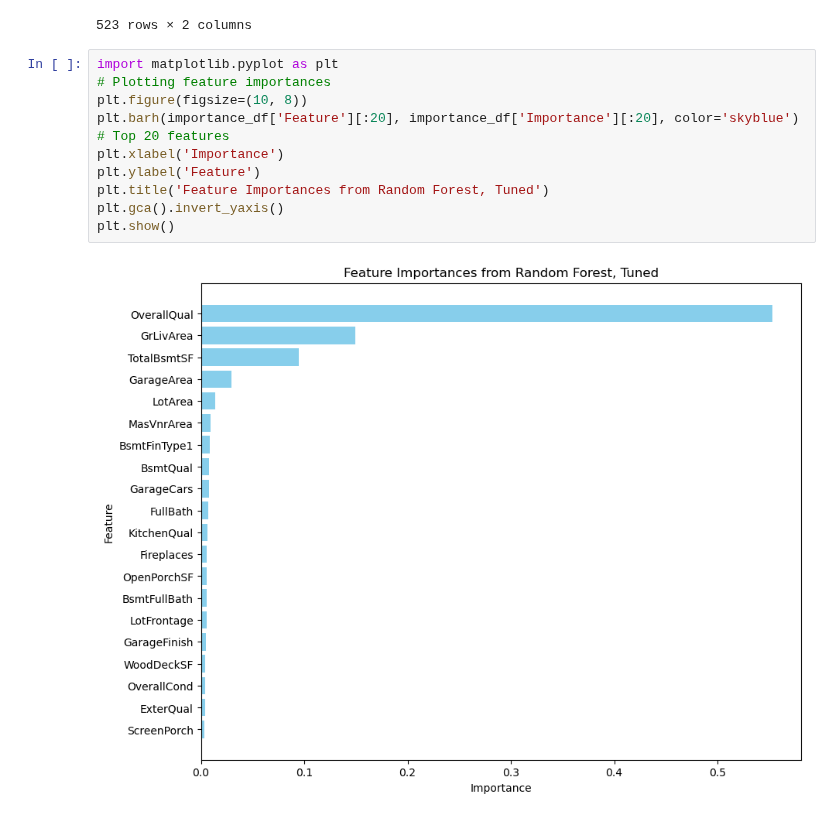
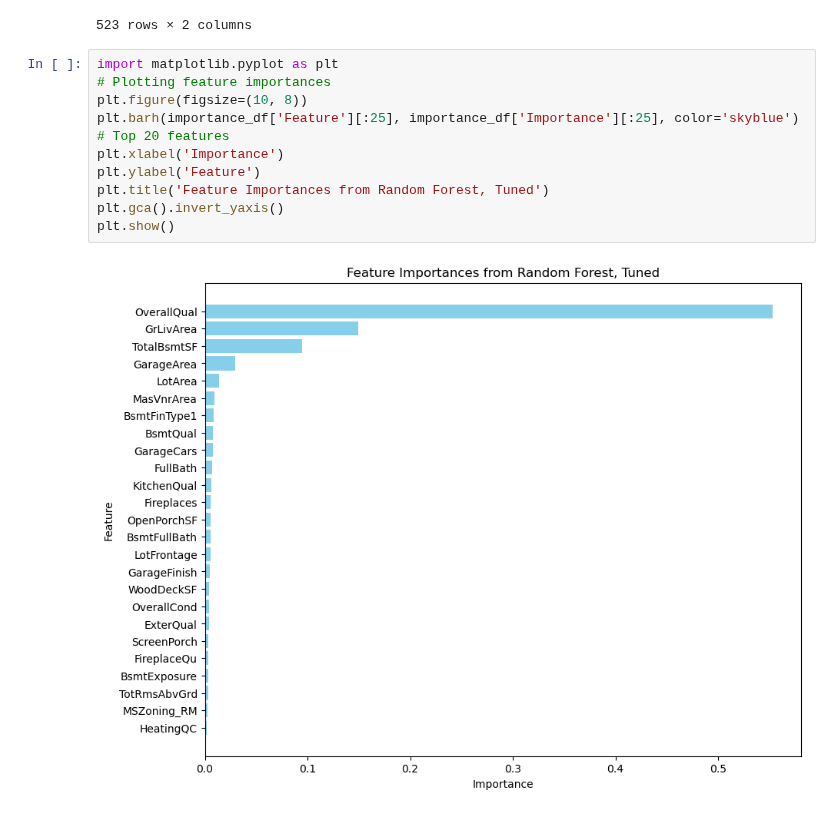
Before and after one commit to dimmediato/ML_Ames_Housing, a Jupyter notebook: Pipeline Python Final/Random_Forest_Models.ipynb, the cells around one changed output. Saved outputs shown, nothing was run; the diff lists cells and outputs as text.

```diff
--- a/Pipeline Python Final/Random_Forest_Models.ipynb
+++ b/Pipeline Python Final/Random_Forest_Models.ipynb
@@ -333,12 +333,12 @@ importance_df
 # %%
 import matplotlib.pyplot as plt
 # Plotting feature importances
 plt.figure(figsize=(10, 8))
-plt.barh(importance_df['Feature'][:20], importance_df['Importance'][:20], color='skyblue')  # Top 20 features
+plt.barh(importance_df['Feature'][:25], importance_df['Importance'][:25], color='skyblue')  # Top 20 features
 plt.xlabel('Importance')
 plt.ylabel('Feature')
 plt.title('Feature Importances from Random Forest, Tuned')
 plt.gca().invert_yaxis()
 plt.show()
 # %% [output]
-[figure, old version]
+[figure, new version]
```
Also changed, not shown: parts of 1 cell of this notebook, 3 other files.
